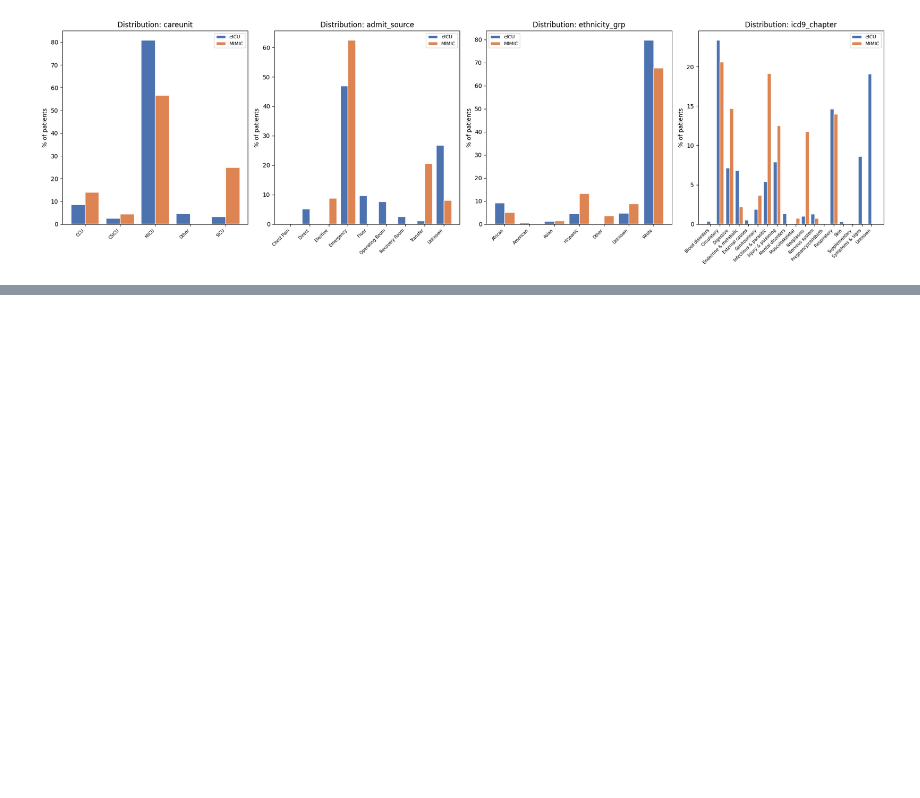
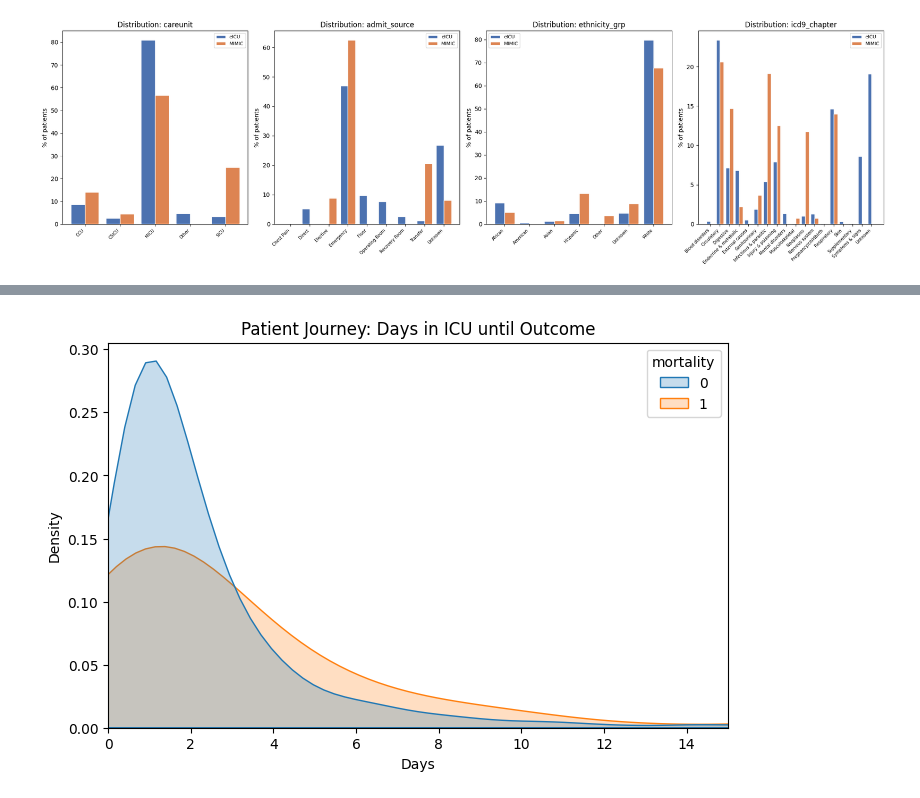
Before and after one commit to kimiadorrani/ICU-mortality-prediction, a Jupyter notebook: notebooks/01_data_exploration_02.ipynb, the cells around one changed output, grey strips where cells are left out. Drawn from its saved outputs; the diff is of its cells as text; code cells hidden in the pictures; blank space fills up the shorter version.

```diff
--- a/notebooks/01_data_exploration_02.ipynb
+++ b/notebooks/01_data_exploration_02.ipynb
@@ -1013,0 +1066,14 @@ plt.show()
+# %%
+# Compare Length of Stay (LoS) for Survivors vs Non-Survivors
+plt.figure(figsize=(8, 5))
+sns.kdeplot(data=df_eicu, x='icu_los_days', hue='mortality', common_norm=False, fill=True)
+plt.title('Patient Journey: Days in ICU until Outcome')
+plt.xlabel('Days')
+plt.xlim(0, 15) # Zoom in on the first 2 weeks
+plt.show()
+
+
+# 0: Survived
+# 1: Died
+# %% [output]
+[figure, added]
```
Also changed, not shown: parts of 9 cells of this notebook.
